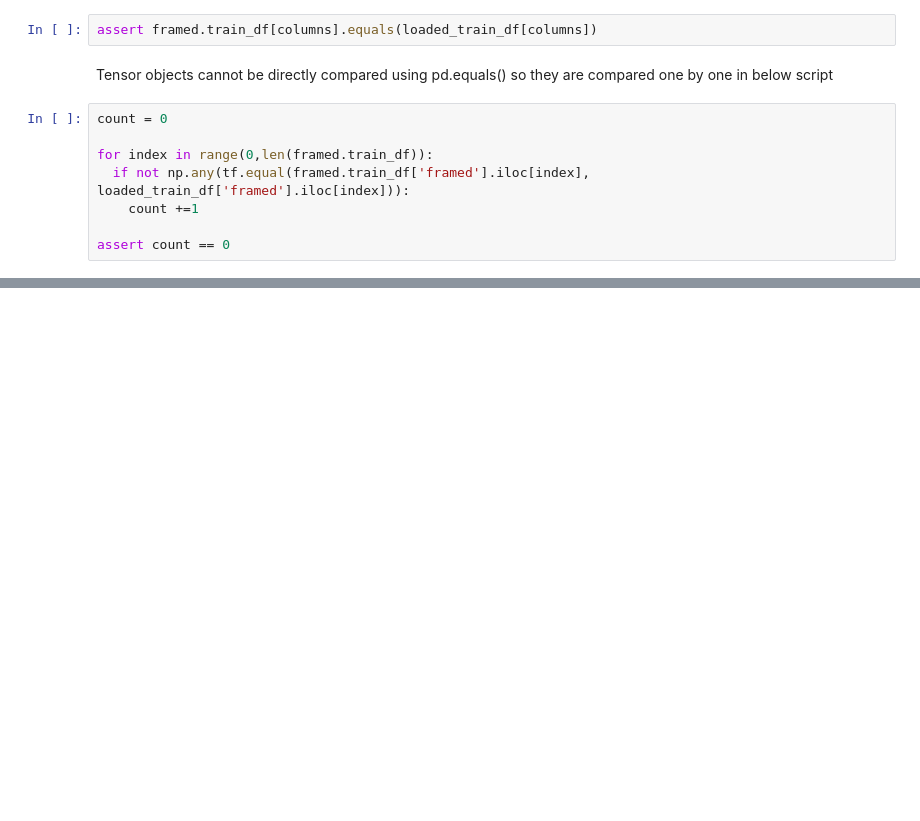
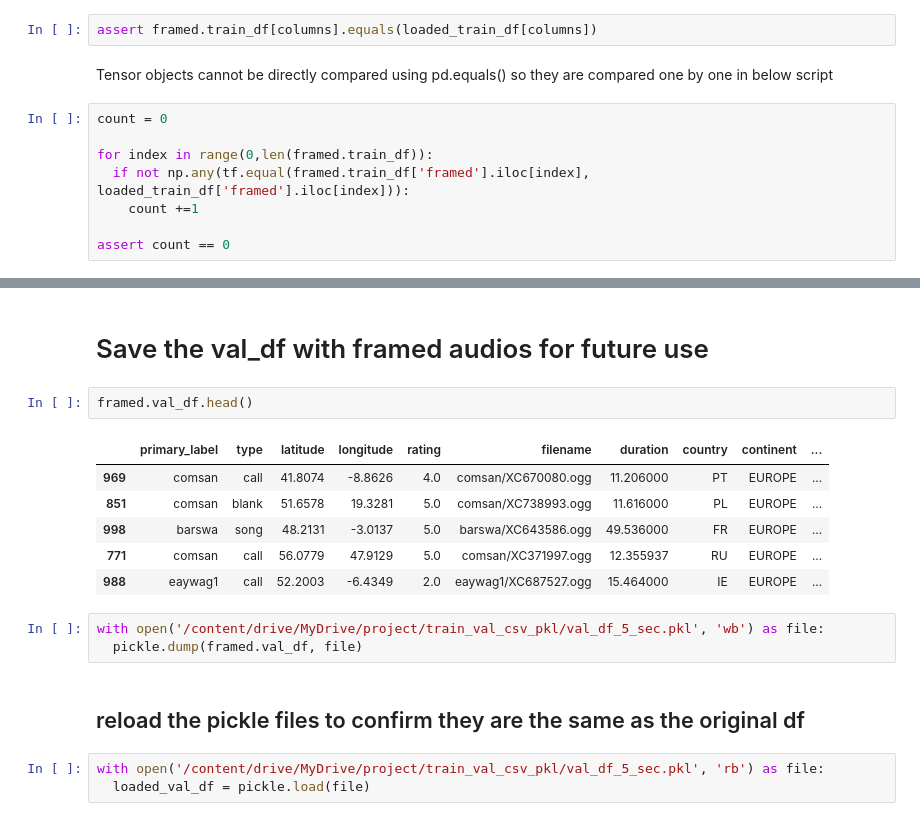
Before and after one commit to rachlllg/Project_Bird-Song-Classifier-with-Machine-Learning, a Jupyter notebook: 3.model_prep/c.extract_framed_audios/5sec.ipynb, the cells around one changed output, grey strips where cells are left out. Saved outputs shown, nothing was run; the diff lists cells and outputs as text; blank space fills up the shorter version.

```diff
--- a/3.model_prep/c.extract_framed_audios/save_framed_to_pickle_8sec_augmented.ipynb
+++ b/3.model_prep/c.extract_framed_audios/5sec.ipynb
@@ -253,0 +230,19 @@ Since augmentation is only applied to the training set, the validation set is st
+# %% [markdown]
+# Save the val_df with framed audios for future use
+# %%
+framed.val_df.head()
+# %% [output]
+|  | primary_label | type | latitude | longitude | rating | filename | duration | country | continent | ... |
+| 969 | comsan | call | 41.8074 | -8.8626 | 4.0 | comsan/XC670080.ogg | 11.206000 | PT | EUROPE | ... |
+| 851 | comsan | blank | 51.6578 | 19.3281 | 5.0 | comsan/XC738993.ogg | 11.616000 | PL | EUROPE | ... |
+| 998 | barswa | song | 48.2131 | -3.0137 | 5.0 | barswa/XC643586.ogg | 49.536000 | FR | EUROPE | ... |
+| 771 | comsan | call | 56.0779 | 47.9129 | 5.0 | comsan/XC371997.ogg | 12.355937 | RU | EUROPE | ... |
+| 988 | eaywag1 | call | 52.2003 | -6.4349 | 2.0 | eaywag1/XC687527.ogg | 15.464000 | IE | EUROPE | ... |
+# %%
+with open('/content/drive/MyDrive/project/train_val_csv_pkl/val_df_5_sec.pkl', 'wb') as file:
+  pickle.dump(framed.val_df, file)
+# %% [markdown]
+## reload the pickle files to confirm they are the same as the original df
+# %%
+with open('/content/drive/MyDrive/project/train_val_csv_pkl/val_df_5_sec.pkl', 'rb') as file:
+  loaded_val_df = pickle.load(file)
```
Also changed, not shown: parts of 15 cells of this notebook, 3 other files.
